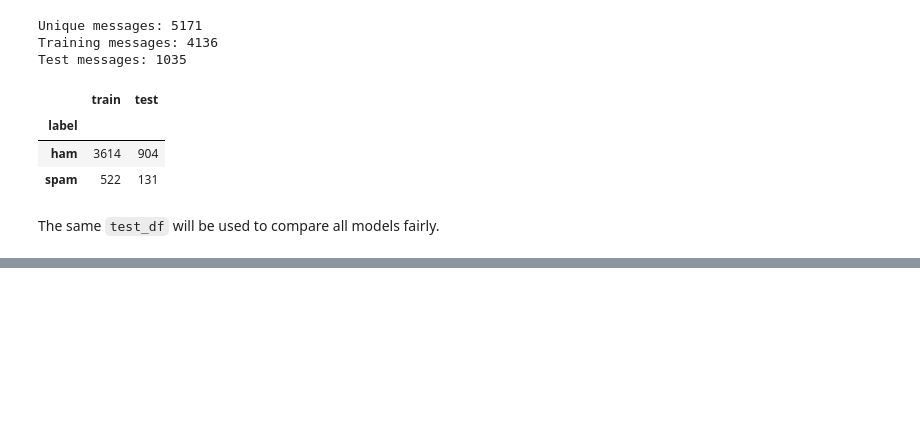
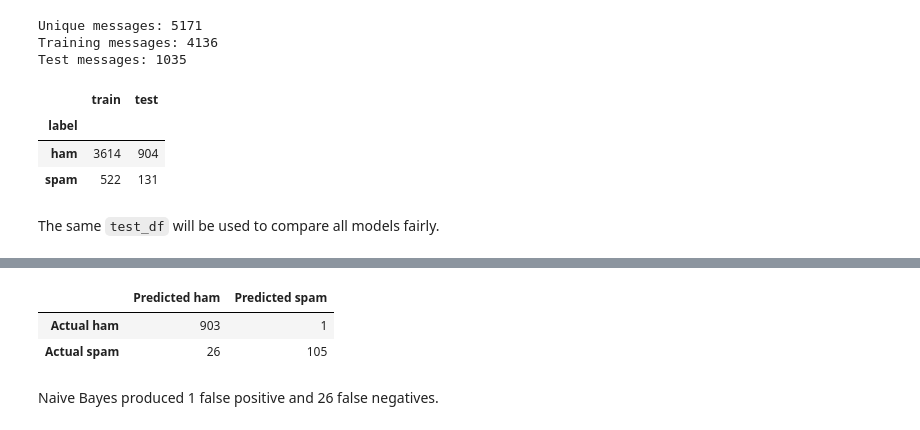
Before and after one commit to fajluna/sms-spam-detection, a Jupyter notebook: notebooks/sms_spam.ipynb, the cells around one changed output, grey strips where cells are left out. Cells and saved outputs as stored; diff of their text form; code cells hidden in the pictures; blank space fills up the shorter version.

```diff
--- a/notebooks/sms_spam.ipynb
+++ b/notebooks/sms_spam.ipynb
@@ -303,0 +339,15 @@ The same `test_df` will be used to compare all models fairly.
+# %%
+from sklearn.metrics import confusion_matrix
+
+nb_confusion = pd.DataFrame(
+    confusion_matrix(y_test, nb_predictions, labels=["ham", "spam"]),
+    index=["Actual ham", "Actual spam"],
+    columns=["Predicted ham", "Predicted spam"],
+)
+nb_confusion
+# %% [output]
+|  | Predicted ham | Predicted spam |
+| Actual ham | 903 | 1 |
+| Actual spam | 26 | 105 |
+# %% [markdown]
+Naive Bayes produced 1 false positive and 26 false negatives.
```
Also changed, not shown: parts of 4 cells of this notebook.
